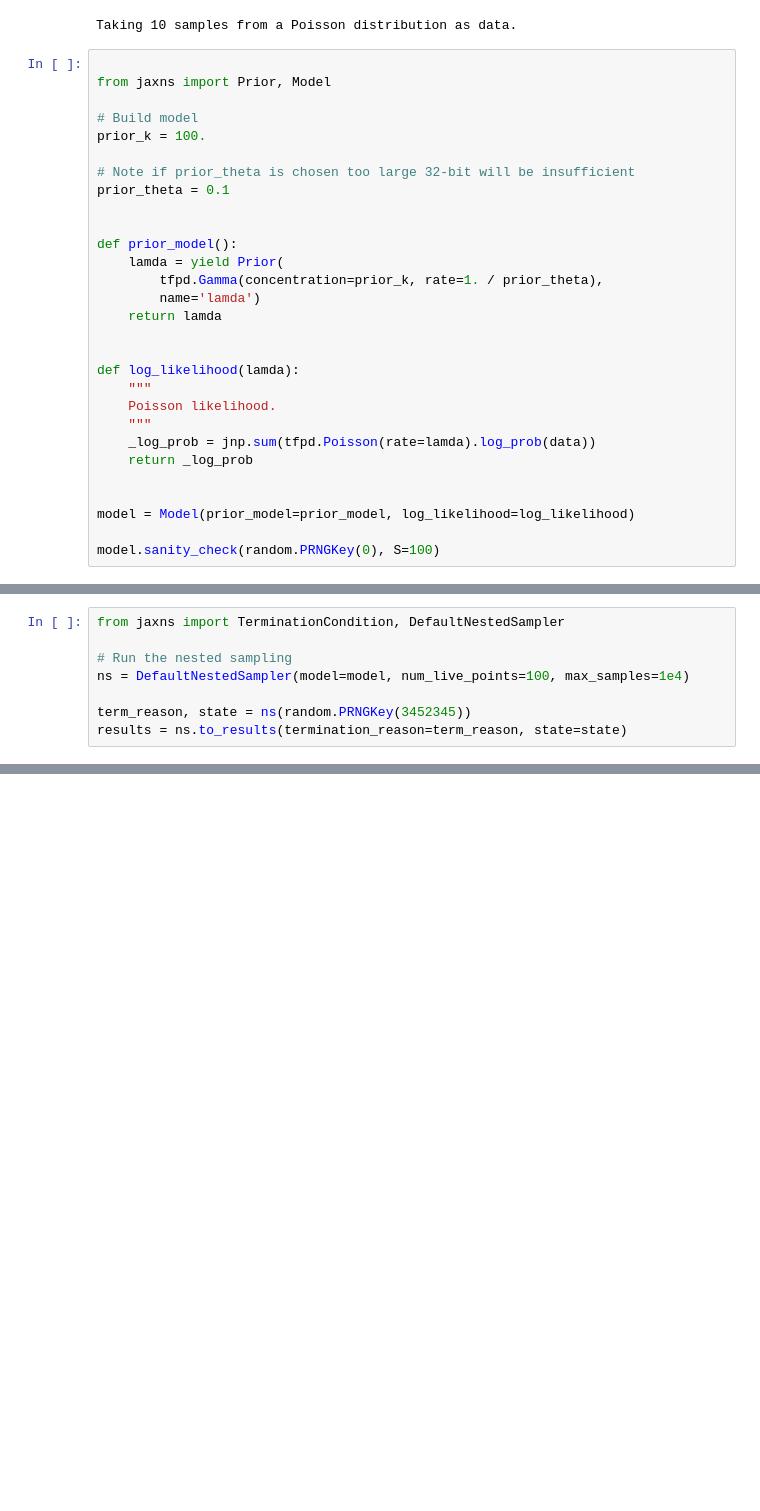
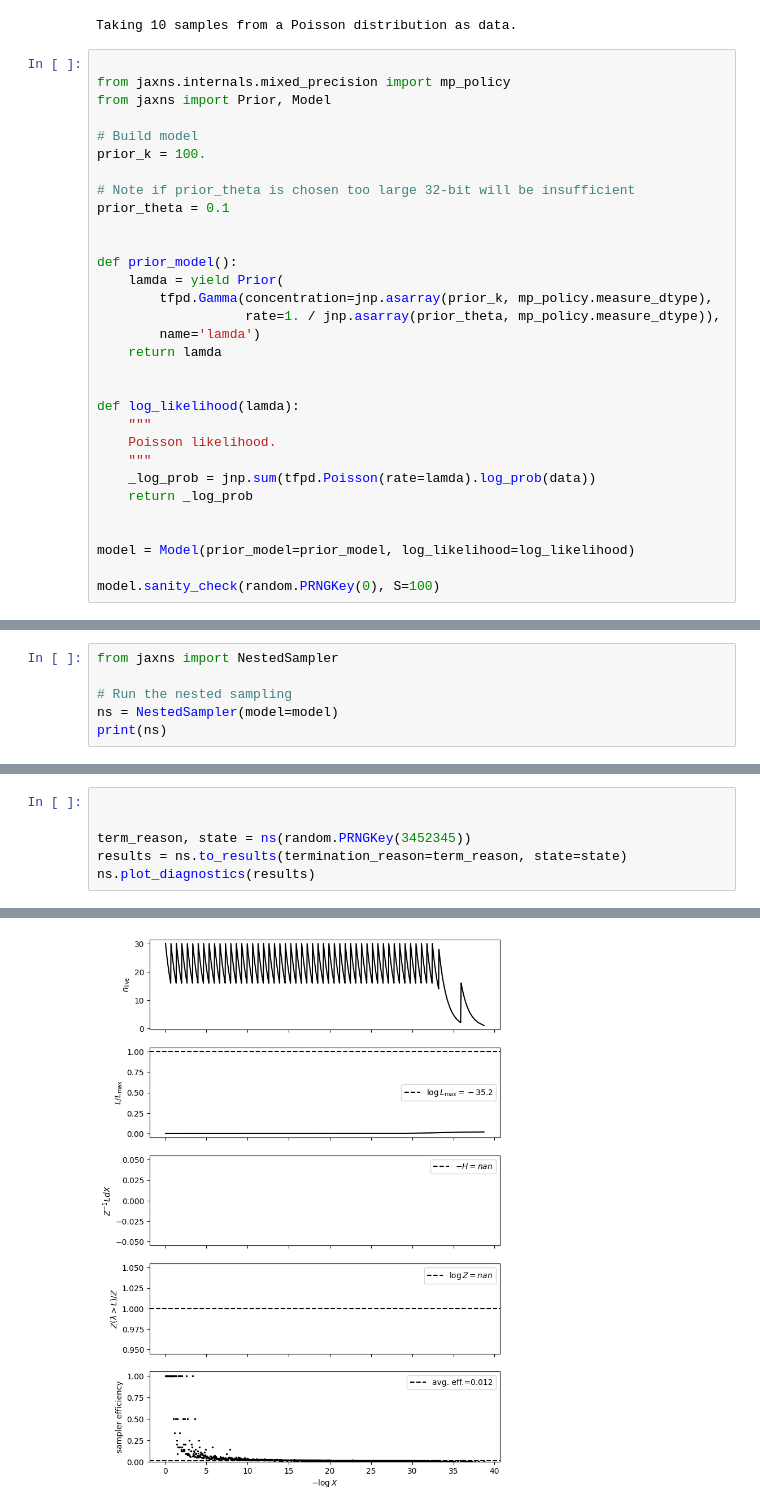
Before and after one commit to Joshuaalbert/jaxns, a Jupyter notebook: docs/examples/gamma_poission.ipynb, the cells around one changed output, grey strips where cells are left out. Cells and saved outputs as stored; diff of their text form; blank space fills up the shorter version.

```diff
--- a/docs/examples/gamma_poission.ipynb
+++ b/docs/examples/gamma_poission.ipynb
@@ -54,6 +54,7 @@ data = jnp.asarray(np.random.poisson(_gamma, size=num_samples))
 Taking 10 samples from a Poisson distribution as data.
 # %%
 
+from jaxns.internals.mixed_precision import mp_policy
 from jaxns import Prior, Model
 
 # Build model
@@ -65,7 +66,8 @@ prior_theta = 0.1
 
 def prior_model():
     lamda = yield Prior(
-        tfpd.Gamma(concentration=prior_k, rate=1. / prior_theta),
+        tfpd.Gamma(concentration=jnp.asarray(prior_k, mp_policy.measure_dtype),
+                   rate=1. / jnp.asarray(prior_theta, mp_policy.measure_dtype)),
         name='lamda')
     return lamda
 
@@ -107,3 +109,9 @@ True Evidence = -69.31472778320312
 True posterior concentration (k) = 100.0
 True posterior rate (1/theta) = 20.0
 True posterior lamda = 5.0
+# %%
+from jaxns import NestedSampler
+
+# Run the nested sampling
+ns = NestedSampler(model=model)
+print(ns)
@@ -110,9 +120,7 @@ True posterior lamda = 5.0
 # %%
-from jaxns import TerminationCondition, DefaultNestedSampler
 
-# Run the nested sampling
-ns = DefaultNestedSampler(model=model, num_live_points=100, max_samples=1e4)
 
 term_reason, state = ns(random.PRNGKey(3452345))
 results = ns.to_results(termination_reason=term_reason, state=state)
+ns.plot_diagnostics(results)
 # %% [output]
@@ -119,0 +144 @@ INFO[2023-12-21 13:26:14,390]: Number of parallel Markov-chains set to: 100
+[figure, added]
```
Also changed, not shown: parts of 7 cells of this notebook, 37 other files.
